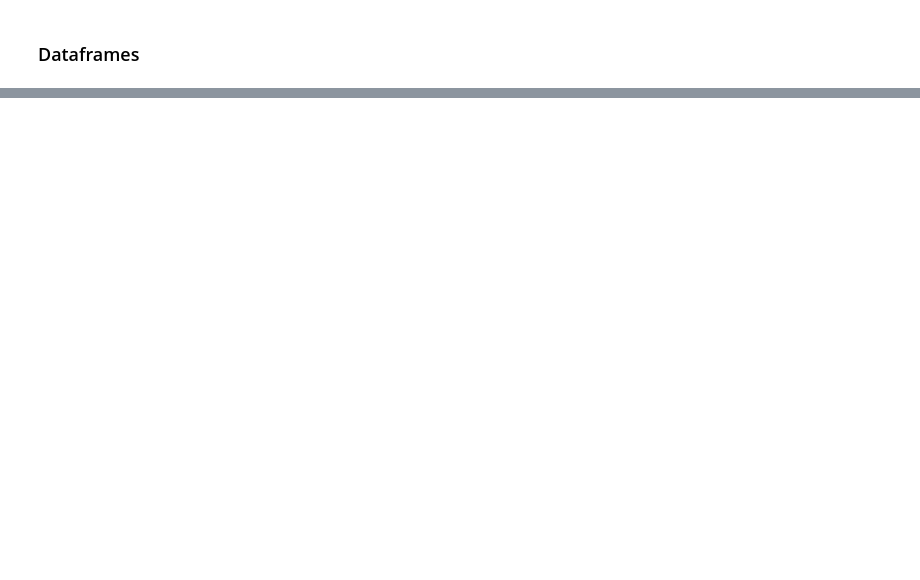
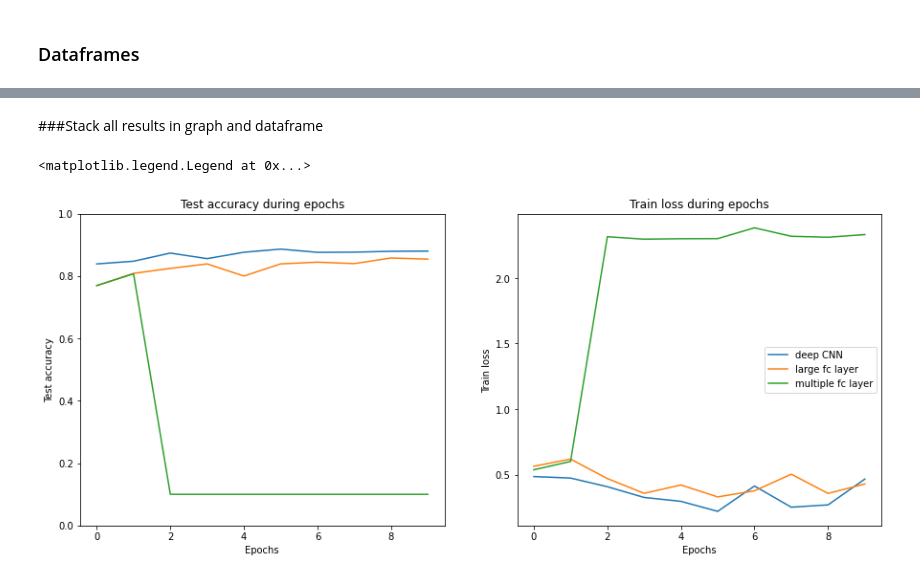
Before and after one commit to tcotte/CNN_Pytorch, a Jupyter notebook: different_arch.ipynb, the cells around one changed output, grey strips where cells are left out. Saved outputs shown, nothing was run; the diff lists cells and outputs as text; code cells hidden in the pictures; blank space fills up the shorter version.

```diff
--- a/different_arch.ipynb
+++ b/different_arch.ipynb
@@ -268,0 +536,25 @@ Text(0, 0.5, 'Train loss')
+# %% [markdown]
+###Stack all results in graph and dataframe
+# %%
+fig, (ax1, ax2) = plt.subplots(1, 2, sharey=False, figsize=(15,6))
+
+ax1.plot(np.arange(EPOCHS), accuracies_d_cnn)
+ax1.plot(np.arange(EPOCHS), accuracies_big_fc)
+ax1.plot(np.arange(EPOCHS), accuracies_m_fc)
+ax2.plot(np.arange(EPOCHS), filter_losses(losses_d_cnn, EPOCHS), label="deep CNN")
+ax2.plot(np.arange(EPOCHS), filter_losses(losses_big_fc, EPOCHS), label="large fc layer")
+ax2.plot(np.arange(EPOCHS), filter_losses(losses_m_fc, EPOCHS), label="multiple fc layer")
+ax1.set_ylim(0,1)
+ax1.set_title("Test accuracy during epochs")
+ax2.set_title("Train loss during epochs")
+
+for ax in [ax1, ax2]:
+  ax.set_xlabel("Epochs")
+
+ax1.set_ylabel("Test accuracy")
+ax2.set_ylabel("Train loss")
+
+plt.legend(loc='center right')
+# %% [output]
+<matplotlib.legend.Legend at 0x...>
+[figure, added]
```
Also changed, not shown: parts of 26 cells of this notebook.
